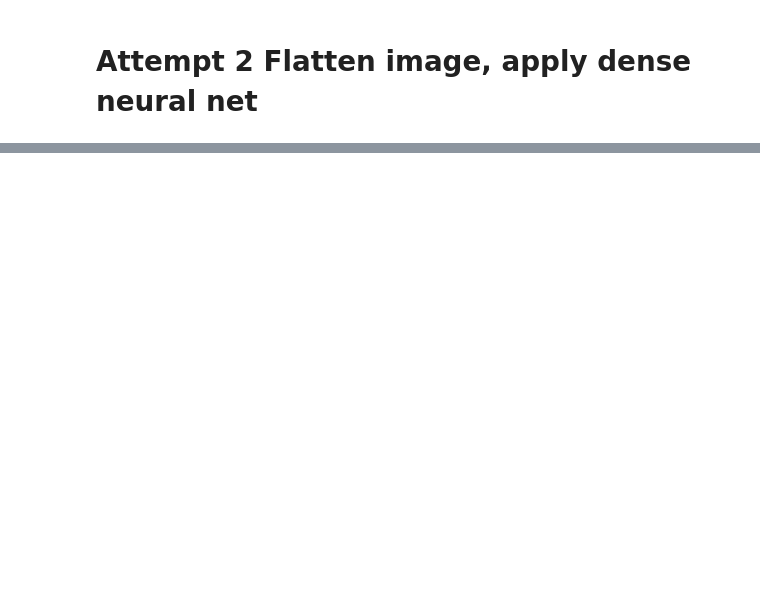
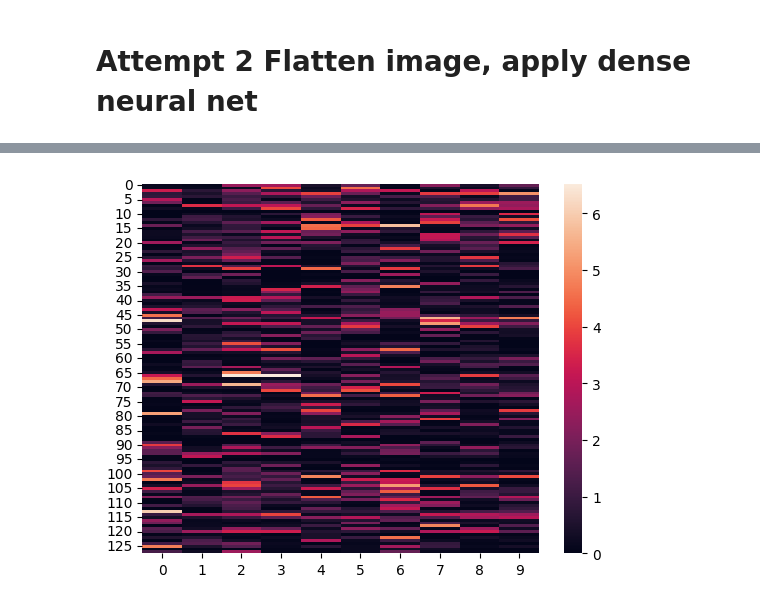
Before and after one commit to jkutaso/MNIST, a Jupyter notebook: mnist_model.ipynb, the cells around one changed output, grey strips where cells are left out. Cells and saved outputs as stored; diff of their text form; code cells hidden in the pictures; blank space fills up the shorter version.

```diff
--- a/mnist_model.ipynb
+++ b/mnist_model.ipynb
@@ -162,0 +194,9 @@ Epoch 15/15
+# %%
+df_2 = pd.DataFrame()
+
+for i in range(10):
+    df_2[i] = np.average(activations_dict_layer_2[i], axis=0)[0]
+sns.heatmap(df_2)
+plt.show()
+# %% [output]
+[figure, added]
```
Also changed, not shown: parts of 14 cells of this notebook.
